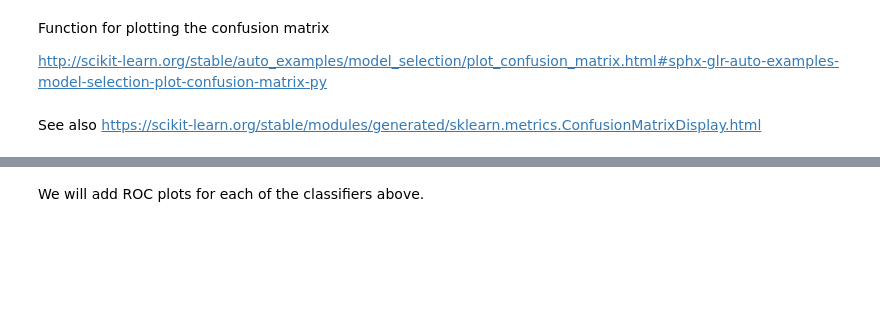
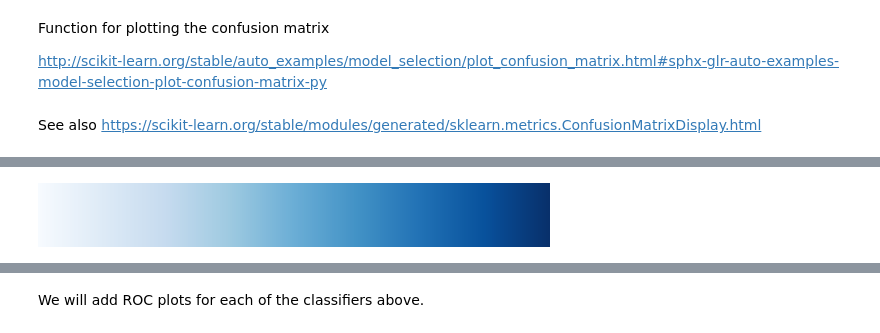
Before and after one commit to fforster/AS4501, a Jupyter notebook: ML_supervised/Classification_FF_AS4501.ipynb, the cells around one changed output, grey strips where cells are left out. Drawn from its saved outputs; the diff is of its cells as text; code cells hidden in the pictures; blank space fills up the shorter version.

```diff
--- a/ML_supervised/Classification_FF_AS4501.ipynb
+++ b/ML_supervised/Classification_FF_AS4501.ipynb
@@ -491,0 +547,4 @@ plot_confusion_matrix(metrics.confusion_matrix(y_test, y_test_pred >= 0.5), rang
+# %%
+cmaps["Blues"]
+# %% [output]
+[figure, added]
```
Also changed, not shown: parts of 37 cells of this notebook, 1 other file.
